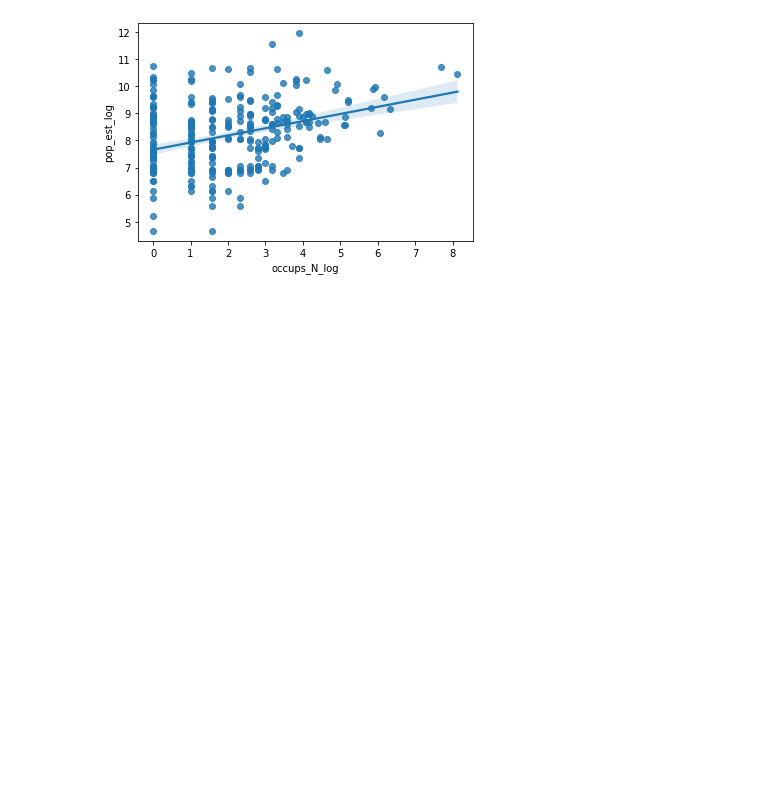
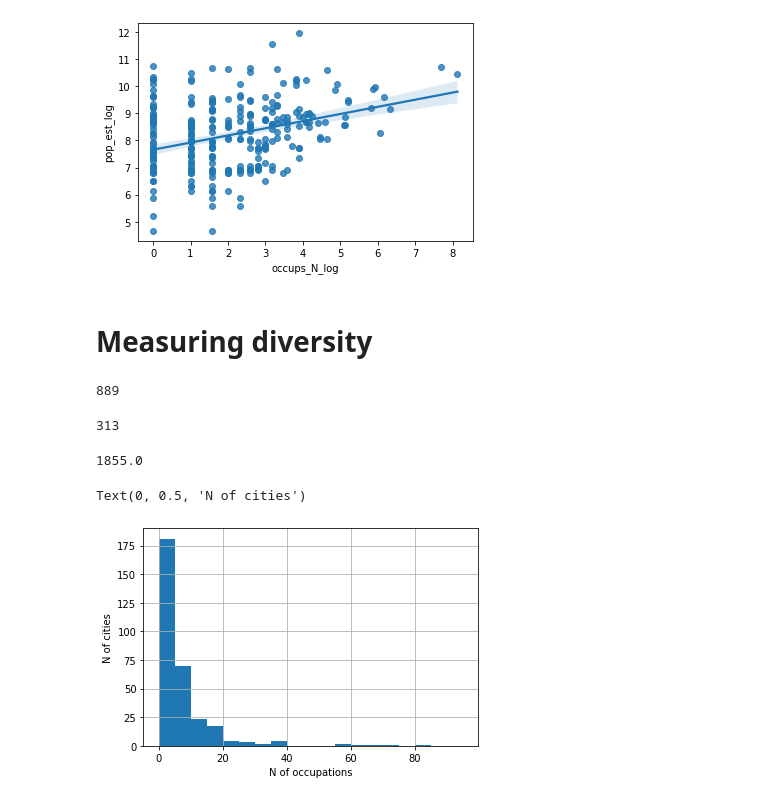
Before and after one commit to sdam-au/social_diversity, a Jupyter notebook: scripts/DIVERSITYvsSPECIALIZATION.ipynb, the cells around one changed output. Cells and saved outputs as stored; diff of their text form; code cells hidden in the pictures; blank space fills up the shorter version.

Commit message:
started exploring specialization and diversity

```diff
--- a/scripts/DIVERSITYvsSPECIALIZATION.ipynb
+++ b/scripts/DIVERSITYvsSPECIALIZATION.ipynb
@@ -248,3 +252,27 @@ sns.regplot(x="occups_N_log", y="pop_est_log", data=data)
 # %% [output]
 <AxesSubplot:xlabel='occups_N_log', ylabel='pop_est_log'>
 [figure]
+# %% [markdown]
+# Measuring diversity
+# %%
+len(roman_cities)
+# %% [output]
+889
+# %%
+(roman_cities["occups_N"]>0).sum()
+# %% [output]
+313
+# %%
+roman_cities["occups_N"].max()
+# %% [output]
+1855.0
+# %%
+# roman cities western with at least one occupations
+roman_cities_wo = roman_cities[roman_cities["occups_N"]>0].copy()
+# %%
+ax=roman_cities_wo["occups_N"].hist(bins=range(0,100,5))
+ax.set_xlabel("N of occupations")
+ax.set_ylabel("N of cities")
+# %% [output]
+Text(0, 0.5, 'N of cities')
+[figure, added]
```
Also changed, not shown: parts of 24 cells of this notebook.
